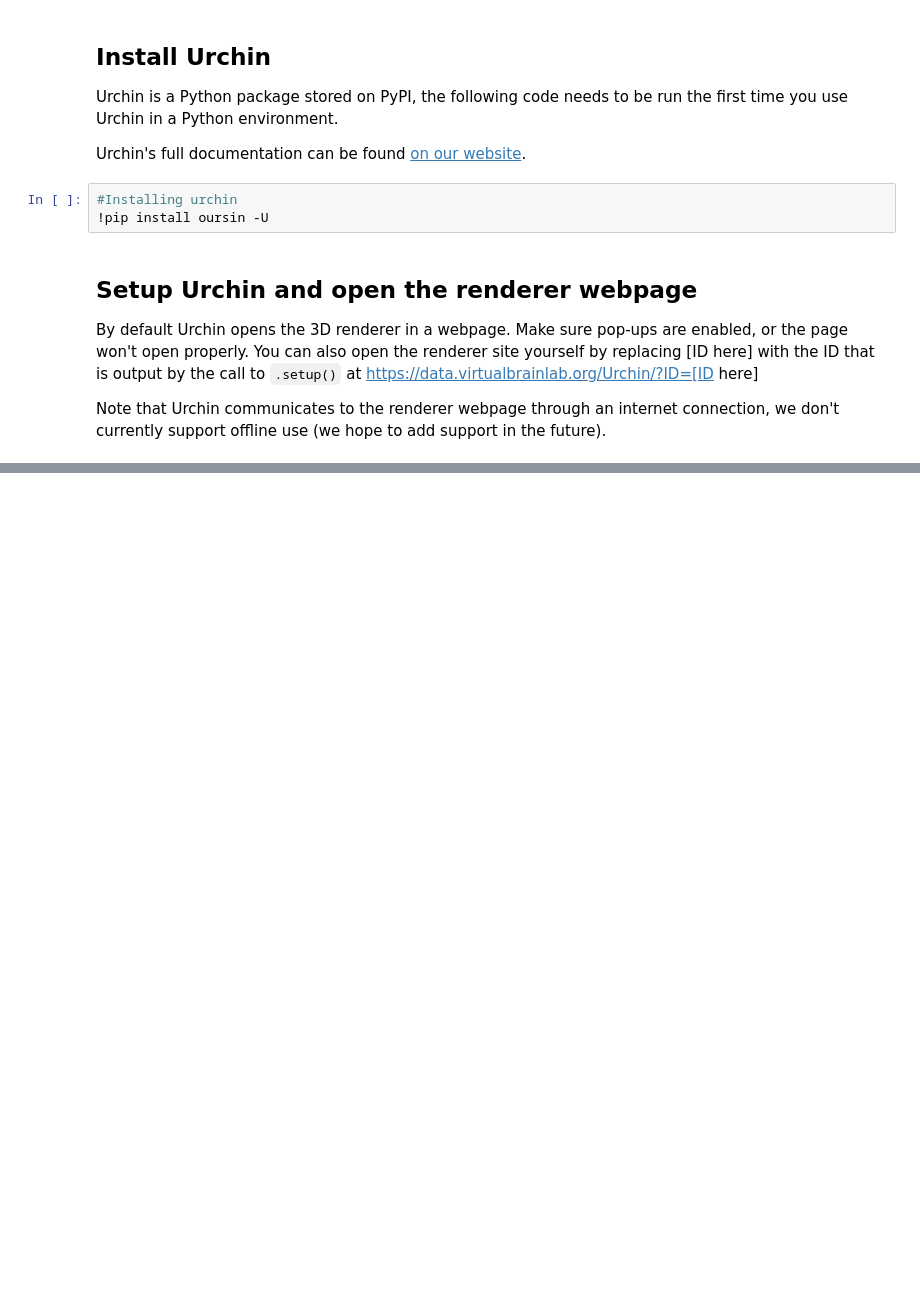
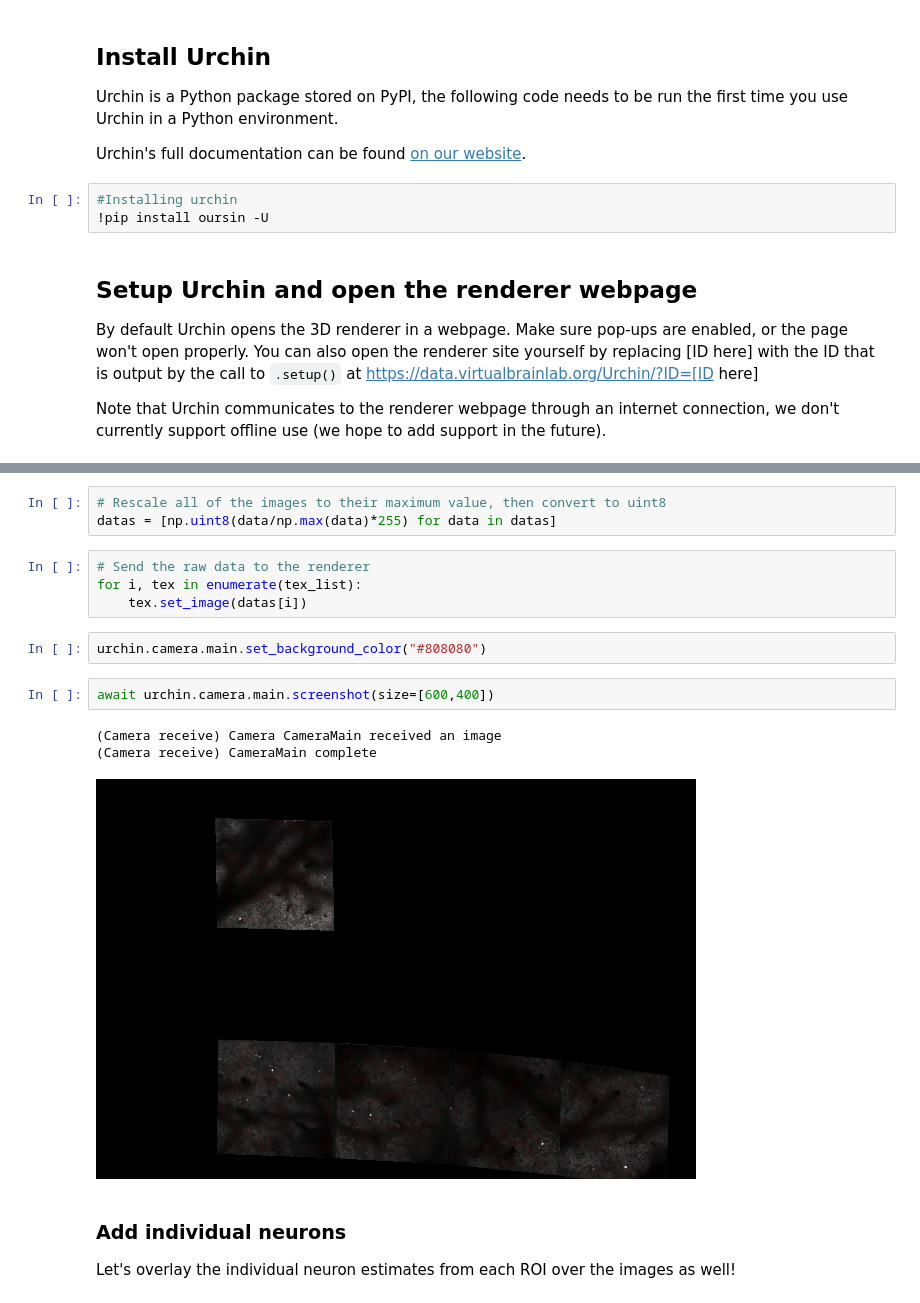
Before and after one commit to VirtualBrainLab/urchin-examples, a Jupyter notebook: basics/fov_example.ipynb, the cells around one changed output, grey strips where cells are left out. Cells and saved outputs as stored; diff of their text form; blank space fills up the shorter version.

```diff
--- a/basics/fov_example.ipynb
+++ b/basics/fov_example.ipynb
@@ -212,0 +142,18 @@ num_timepoints=10000
+# %%
+# Rescale all of the images to their maximum value, then convert to uint8
+datas = [np.uint8(data/np.max(data)*255) for data in datas]
+# %%
+# Send the raw data to the renderer
+for i, tex in enumerate(tex_list):
+    tex.set_image(datas[i])
+# %%
+urchin.camera.main.set_background_color("#808080")
+# %%
+await urchin.camera.main.screenshot(size=[600,400])
+# %% [output]
+(Camera receive) Camera CameraMain received an image
+(Camera receive) CameraMain complete
+[figure, added]
+# %% [markdown]
+### Add individual neurons
+Let's overlay the individual neuron estimates from each ROI over the images as well!
```
Also changed, not shown: parts of 64 cells of this notebook.
